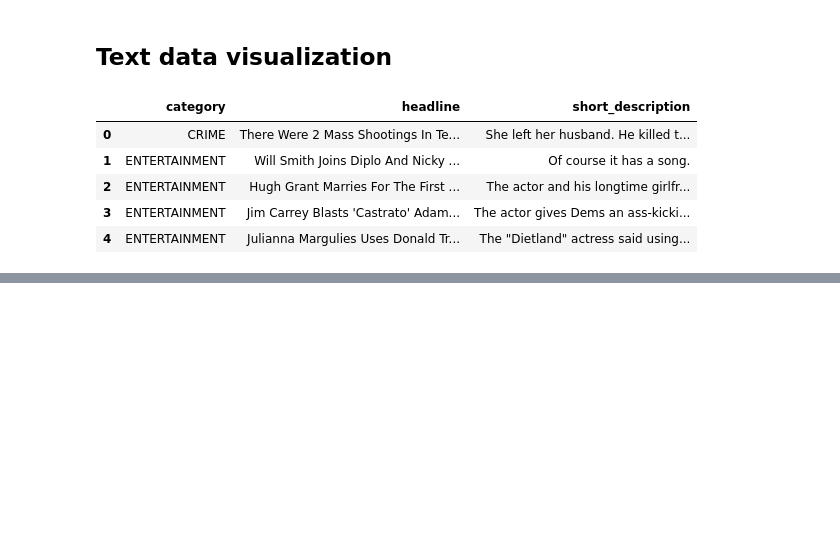
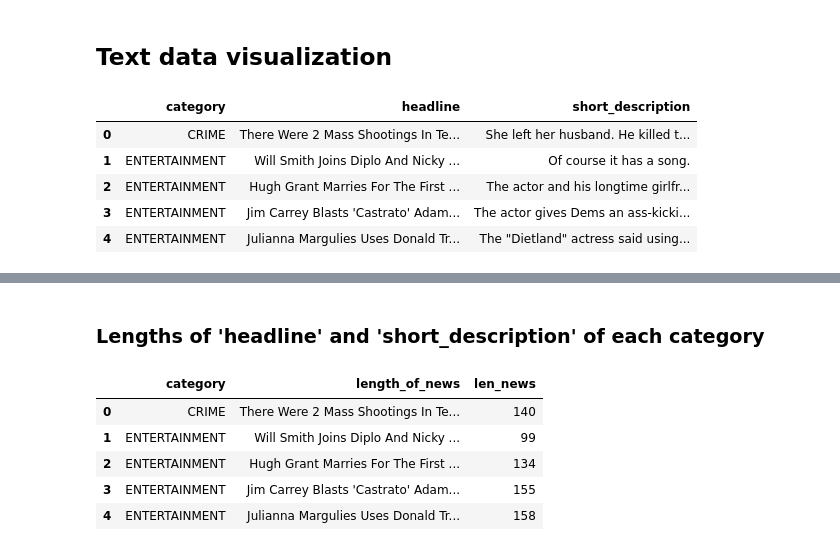
Before and after one commit to avikumart/Natural-language-processing, a Jupyter notebook: nlp-news-articles-classif-wordembeddings-rnn.ipynb, the cells around one changed output, grey strips where cells are left out. Drawn from its saved outputs; the diff is of its cells as text; code cells hidden in the pictures; blank space fills up the shorter version.

```diff
--- a/nlp-news-articles-classif-wordembeddings-rnn.ipynb
+++ b/nlp-news-articles-classif-wordembeddings-rnn.ipynb
@@ -164,0 +192,16 @@ plt.show()
+# %% [markdown]
+### Lengths of 'headline' and 'short_description' of each category
+# %%
+# create final dataframe of combined headline and short_description
+final_df = new_df.copy()
+final_df['length_of_news'] = final_df['headline'] + final_df['short_description']
+final_df.drop(['headline','short_description'], inplace=True, axis=1)
+final_df['len_news'] = final_df['length_of_news'].map(lambda x: len(x))
+final_df.head()
+# %% [output]
+|  | category | length_of_news | len_news |
+| 0 | CRIME | There Were 2 Mass Shootings In Te... | 140 |
+| 1 | ENTERTAINMENT | Will Smith Joins Diplo And Nicky ... | 99 |
+| 2 | ENTERTAINMENT | Hugh Grant Marries For The First ... | 134 |
+| 3 | ENTERTAINMENT | Jim Carrey Blasts 'Castrato' Adam... | 155 |
+| 4 | ENTERTAINMENT | Julianna Margulies Uses Donald Tr... | 158 |
```
Also changed, not shown: parts of 12 cells of this notebook.
